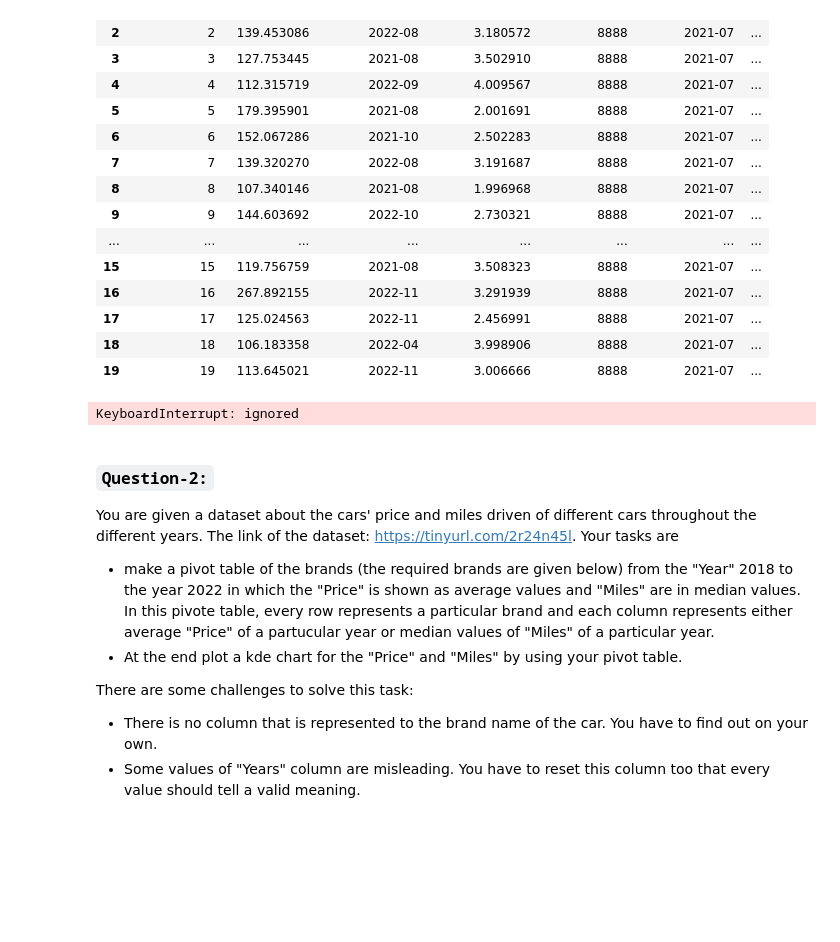
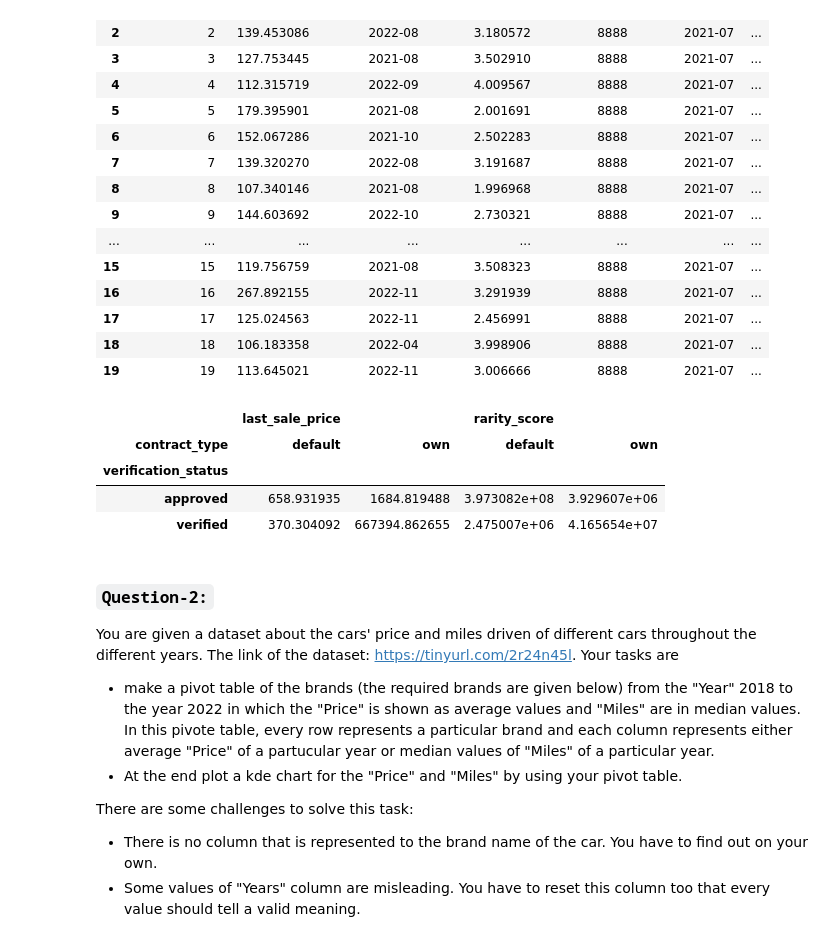
Before and after one commit to sinara08/Practice_Python, a Jupyter notebook: numpy_and_pandas/Tasks/task_22.ipynb, the cells around one changed output. Drawn from its saved outputs; the diff is of its cells as text; code cells hidden in the pictures; blank space fills up the shorter version.

```diff
--- a/numpy_and_pandas/Tasks/task_22.ipynb
+++ b/numpy_and_pandas/Tasks/task_22.ipynb
@@ -36,9 +36,14 @@ df.head(20)
 | 19 | 19 | 113.645021 | 2022-11 | 3.006666 | 8888 | 2021-07 | ... |
 # %%
 df['last_sale_price'].value_counts()
-df.pivot_table(index='verification_status', columns=['contract_type','rarity_score'],values='last_sale_price',aggfunc='sum')
+df.pivot_table(index='verification_status', columns=['contract_type'],values=['rarity_score','last_sale_price'],aggfunc='sum')
+#
 # %% [output]
-KeyboardInterrupt: ignored
+|  | last_sale_price |  | rarity_score |  |
+| contract_type | default | own | default | own |
+| verification_status |  |  |  |  |
+| approved | 658.931935 | 1684.819488 | 3.973082e+08 | 3.929607e+06 |
+| verified | 370.304092 | 667394.862655 | 2.475007e+06 | 4.165654e+07 |
 # %% [markdown]
 ### `Question-2:`
 
```
Also changed, not shown: parts of 7 cells of this notebook.
